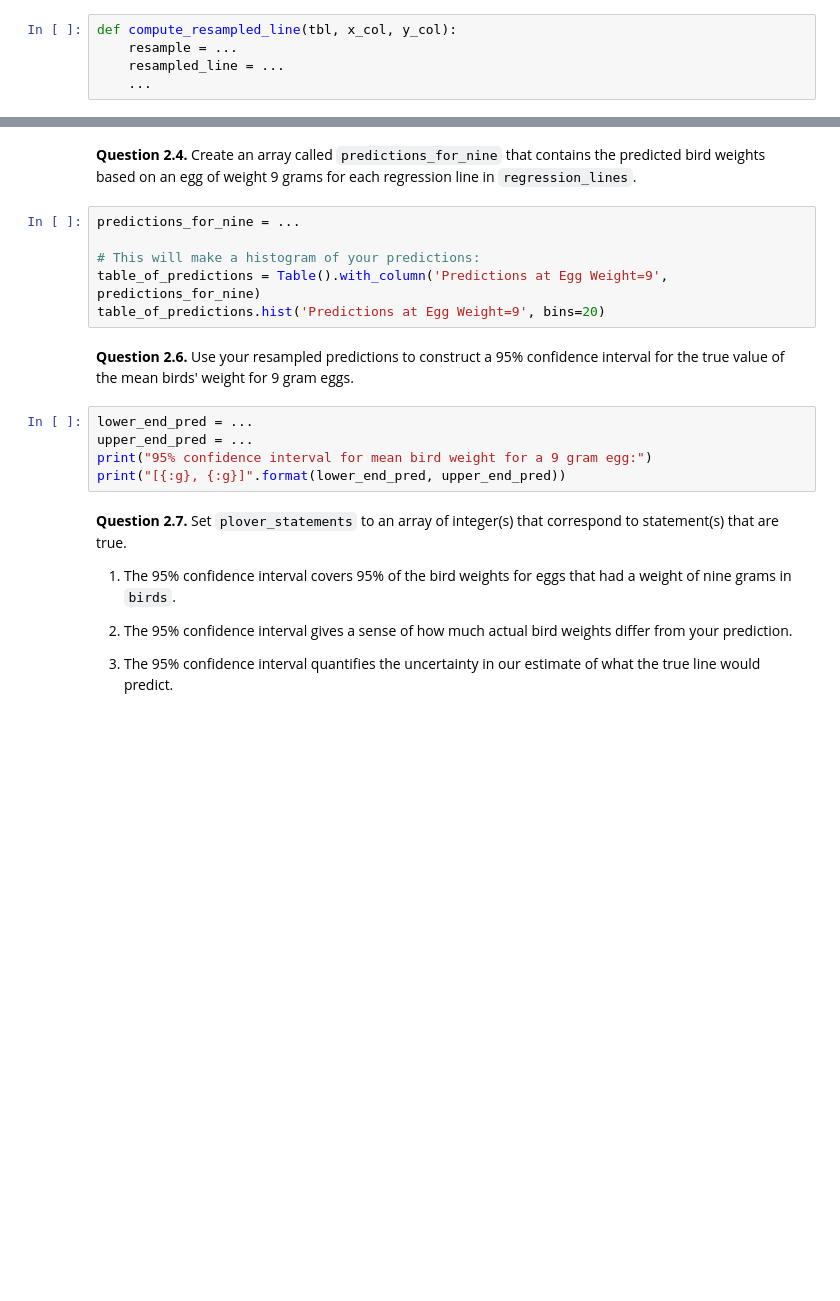
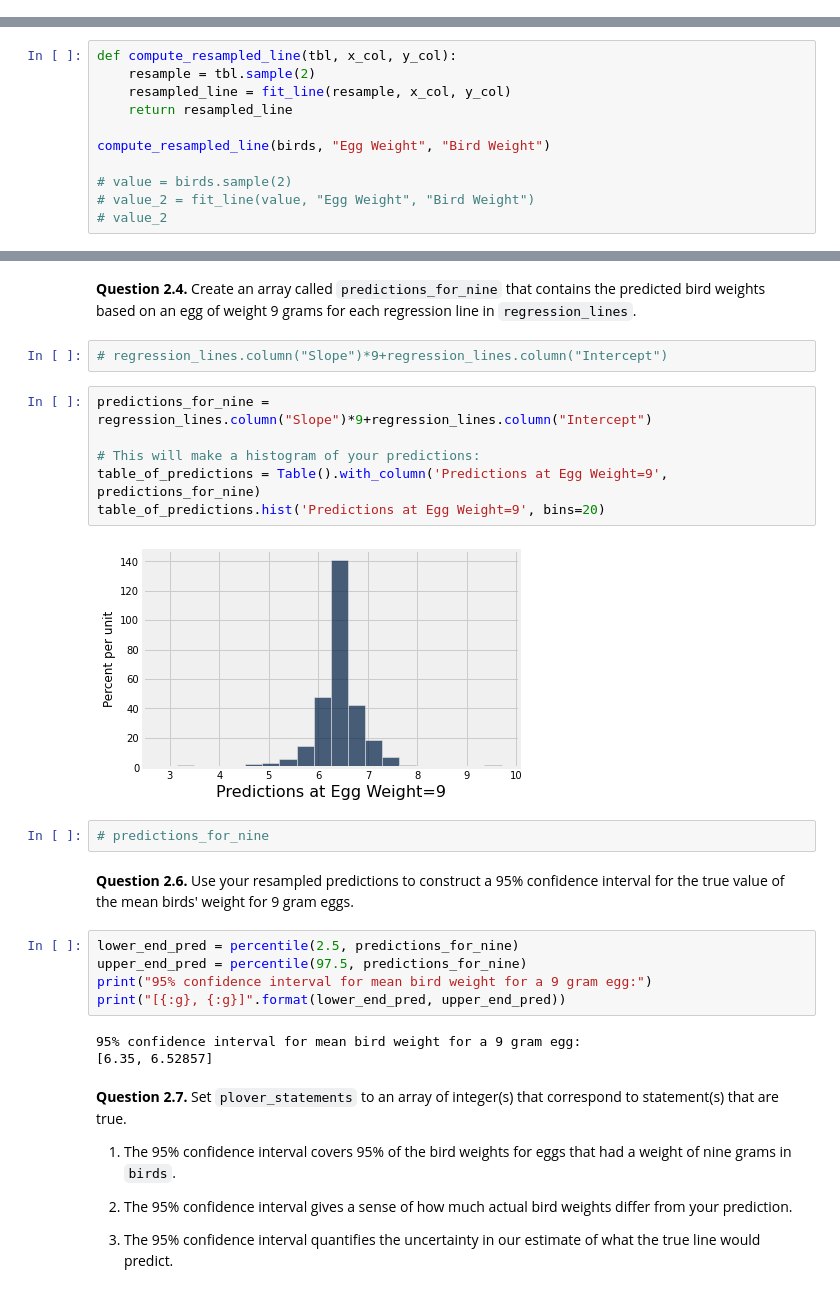
Before and after one commit to awar2170/STOR_120, a Jupyter notebook: Unit8_Predictions/Homework/STOR 120 - hw11.ipynb, the cells around one changed output, grey strips where cells are left out. Cells and saved outputs as stored; diff of their text form; blank space fills up the shorter version.

```diff
--- a/Unit8_Predictions/Homework/STOR 120 - hw11.ipynb
+++ b/Unit8_Predictions/Homework/STOR 120 - hw11.ipynb
@@ -186,8 +242,3 @@ A fellow parkgoer raises the following objection to your prediction:
 Having read section [16.3](https://inferentialthinking.com/chapters/16/3/Prediction_Intervals.html) of the textbook, you know just the response! Had the sample been different, the regression line would have been different too. This would ultimately result in a different prediction. To see how good our prediction is, we must get a sense of how variable the prediction can be.
 # %% [markdown]
 **Question 2.3.** Define a function `compute_resampled_line` that takes in a table `tbl`and two column names, `x_col` and `y_col`, and returns an array containing the parameters of the best fit line (slope and intercept) for one bootstrapped resample of the table.
-# %%
-def compute_resampled_line(tbl, x_col, y_col):
-    resample = ...
-    resampled_line = ...
-    ...
@@ -193,0 +250,11 @@ def compute_resampled_line(tbl, x_col, y_col):
+# %%
+def compute_resampled_line(tbl, x_col, y_col):
+    resample = tbl.sample(2)
+    resampled_line = fit_line(resample, x_col, y_col)
+    return resampled_line
+
+compute_resampled_line(birds, "Egg Weight", "Bird Weight")
+
+# value = birds.sample(2)
+# value_2 = fit_line(value, "Egg Weight", "Bird Weight")
+# value_2
@@ -219,18 +301,27 @@ regression_lines
 # %% [markdown]
 **Question 2.4.** Create an array called `predictions_for_nine` that contains the predicted bird weights based on an egg of weight 9 grams for each regression line in `regression_lines`.
+# %%
+# regression_lines.column("Slope")*9+regression_lines.column("Intercept")
 # %%
-predictions_for_nine = ...
+predictions_for_nine = regression_lines.column("Slope")*9+regression_lines.column("Intercept")
 
 # This will make a histogram of your predictions:
 table_of_predictions = Table().with_column('Predictions at Egg Weight=9', predictions_for_nine)
 table_of_predictions.hist('Predictions at Egg Weight=9', bins=20)
+# %% [output]
+[figure, added]
+# %%
+# predictions_for_nine
 # %% [markdown]
 **Question 2.6.** Use your resampled predictions to construct a 95% confidence interval for the true value of the mean birds' weight for 9 gram eggs.
 # %%
-lower_end_pred = ...
-upper_end_pred = ...
+lower_end_pred = percentile(2.5, predictions_for_nine)
+upper_end_pred = percentile(97.5, predictions_for_nine)
 print("95% confidence interval for mean bird weight for a 9 gram egg:")
 print("[{:g}, {:g}]".format(lower_end_pred, upper_end_pred))
+# %% [output]
+95% confidence interval for mean bird weight for a 9 gram egg:
+[6.35, 6.52857]
 # %% [markdown]
 **Question 2.7.** Set `plover_statements` to an array of integer(s) that correspond to statement(s) that are true.
 
```
Also changed, not shown: parts of 23 cells of this notebook, 3 other files.
